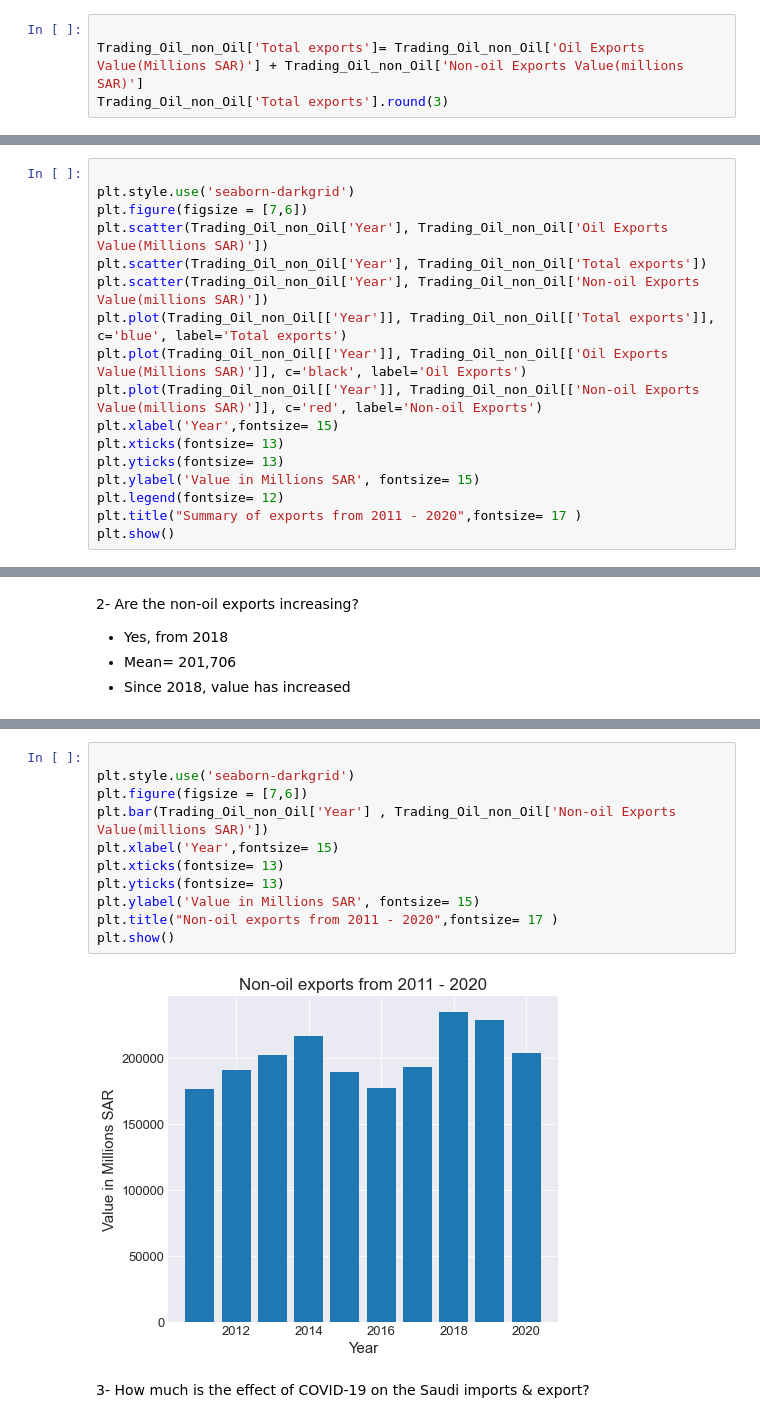
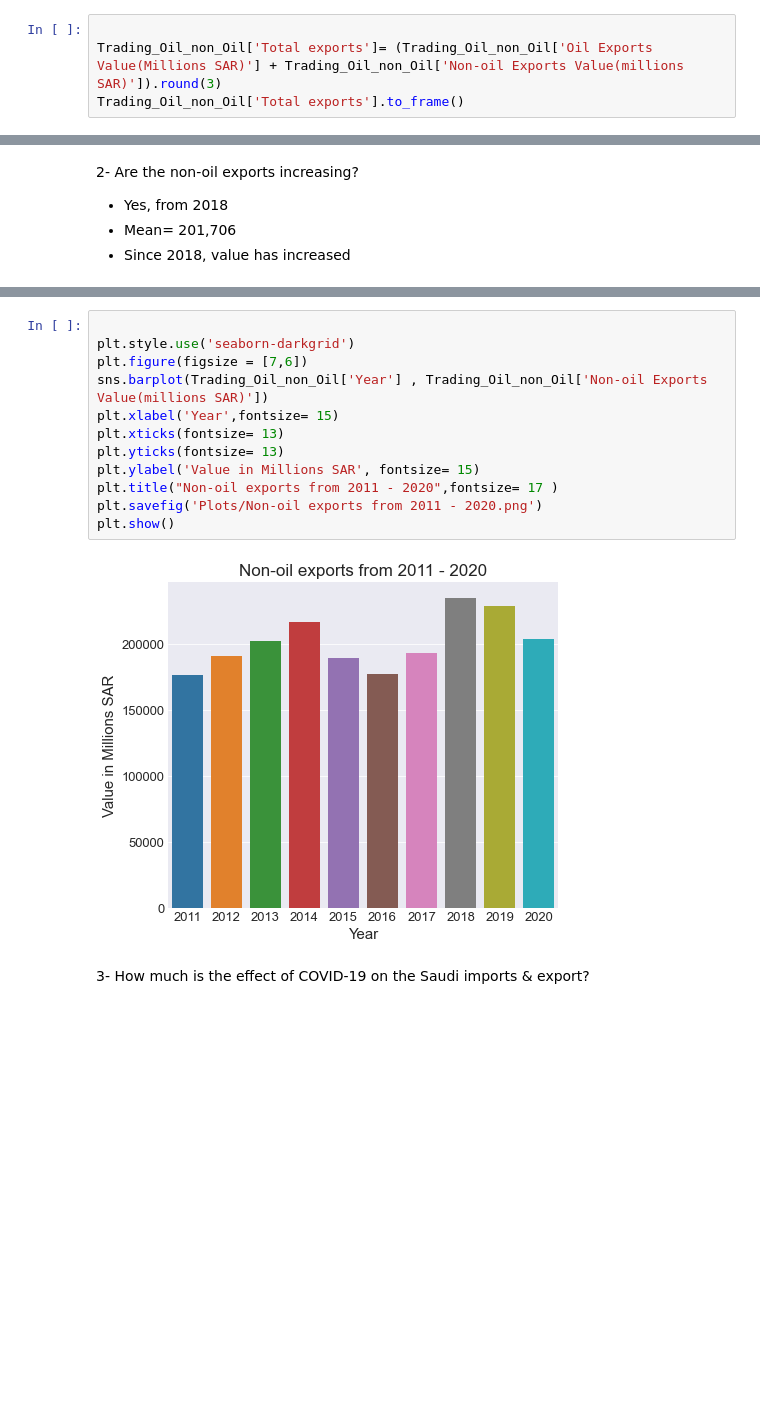
Before and after one commit to Aabusabaeen/Capstone-Project, a Jupyter notebook: Questions.ipynb, the cells around one changed output, grey strips where cells are left out. Saved outputs shown, nothing was run; the diff lists cells and outputs as text; blank space fills up the shorter version.

```diff
--- a/Questions.ipynb
+++ b/Questions.ipynb
@@ -56,4 +60,4 @@ plt.show()
 # %%
 
-Trading_Oil_non_Oil['Total exports']= Trading_Oil_non_Oil['Oil Exports Value(Millions SAR)'] + Trading_Oil_non_Oil['Non-oil Exports Value(millions SAR)']
-Trading_Oil_non_Oil['Total exports'].round(3)
+Trading_Oil_non_Oil['Total exports']= (Trading_Oil_non_Oil['Oil Exports Value(Millions SAR)'] + Trading_Oil_non_Oil['Non-oil Exports Value(millions SAR)']).round(3)
+Trading_Oil_non_Oil['Total exports'].to_frame()
@@ -94,20 +122,3 @@ Total value of non-oil exports in millions SAR:
 Trading_Oil_non_Oil['Non-oil Exports Value(millions SAR)'].sum().round(3)
 # %% [output]
 2017061.072
-# %%
-
-plt.style.use('seaborn-darkgrid')
-plt.figure(figsize = [7,6])
-plt.scatter(Trading_Oil_non_Oil['Year'], Trading_Oil_non_Oil['Oil Exports Value(Millions SAR)'])
-plt.scatter(Trading_Oil_non_Oil['Year'], Trading_Oil_non_Oil['Total exports'])
-plt.scatter(Trading_Oil_non_Oil['Year'], Trading_Oil_non_Oil['Non-oil Exports Value(millions SAR)'])
-plt.plot(Trading_Oil_non_Oil[['Year']], Trading_Oil_non_Oil[['Total exports']], c='blue', label='Total exports')
-plt.plot(Trading_Oil_non_Oil[['Year']], Trading_Oil_non_Oil[['Oil Exports Value(Millions SAR)']], c='black', label='Oil Exports')
-plt.plot(Trading_Oil_non_Oil[['Year']], Trading_Oil_non_Oil[['Non-oil Exports Value(millions SAR)']], c='red', label='Non-oil Exports')
-plt.xlabel('Year',fontsize= 15)
-plt.xticks(fontsize= 13)
-plt.yticks(fontsize= 13)
-plt.ylabel('Value in Millions SAR', fontsize= 15)
-plt.legend(fontsize= 12)
-plt.title("Summary of exports from 2011 - 2020",fontsize= 17 )
-plt.show()
@@ -151,16 +152,17 @@ Name: Non-oil Exports Value(millions SAR), dtype: float64
 # %%
 
 plt.style.use('seaborn-darkgrid')
 plt.figure(figsize = [7,6])
-plt.bar(Trading_Oil_non_Oil['Year'] , Trading_Oil_non_Oil['Non-oil Exports Value(millions SAR)'])
+sns.barplot(Trading_Oil_non_Oil['Year'] , Trading_Oil_non_Oil['Non-oil Exports Value(millions SAR)'])
 plt.xlabel('Year',fontsize= 15)
 plt.xticks(fontsize= 13)
 plt.yticks(fontsize= 13)
 plt.ylabel('Value in Millions SAR', fontsize= 15)
 plt.title("Non-oil exports from 2011 - 2020",fontsize= 17 )
+plt.savefig('Plots/Non-oil exports from 2011 - 2020.png')
 plt.show()
 # %% [output]
-[figure, old version]
+[figure, new version]
 # %% [markdown]
 3-	How much is the effect of COVID-19 on the Saudi imports & export?
 # %%
```
Also changed, not shown: parts of 10 cells of this notebook, 7 other files.
